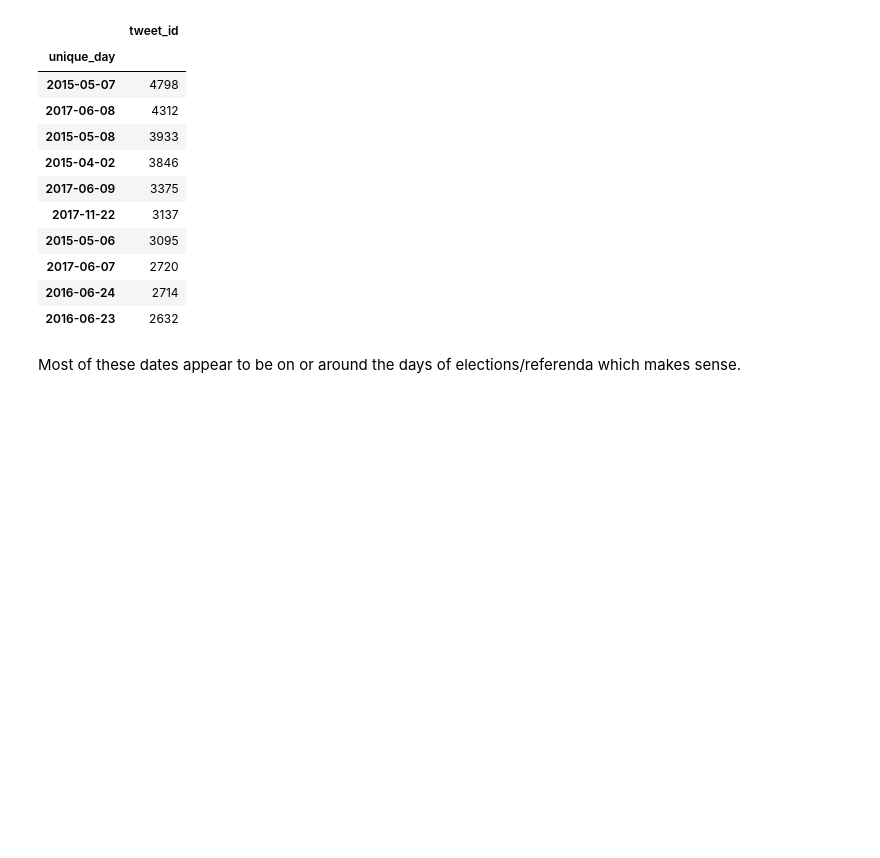
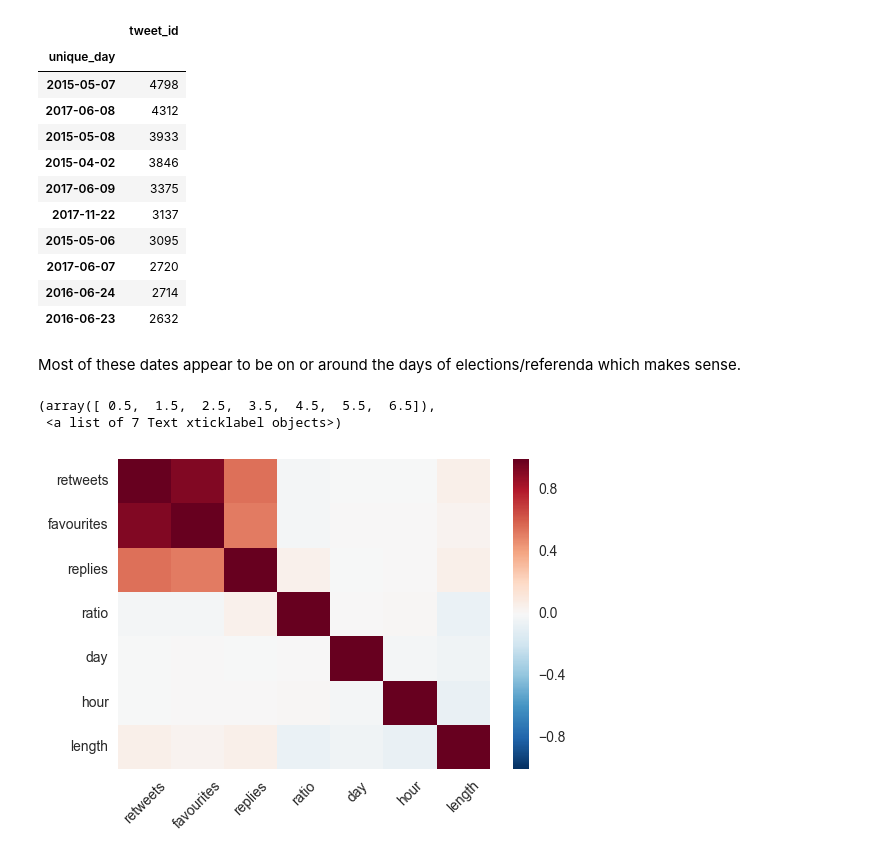
Before and after one commit to josephhalstead/Westminster-Tweet-Analysis, a Jupyter notebook: exploratory_data_analysis.ipynb, the cells around one changed output. Saved outputs shown, nothing was run; the diff lists cells and outputs as text; code cells hidden in the pictures; blank space fills up the shorter version.

```diff
--- a/exploratory_data_analysis.ipynb
+++ b/exploratory_data_analysis.ipynb
@@ -324,3 +406,12 @@ grouped.sort_values('tweet_id', ascending=False).head(10)
 | 2016-06-23 | 2632 |
 # %% [markdown]
 Most of these dates appear to be on or around the days of elections/referenda which makes sense.
+# %%
+df['length'] = df.apply(lambda x: len(str(x['text'])), axis=1)
+# %%
+sns.heatmap(df.drop('tweet_id', axis=1).corr())
+plt.xticks(rotation=45)
+# %% [output]
+(array([ 0.5,  1.5,  2.5,  3.5,  4.5,  5.5,  6.5]),
+ <a list of 7 Text xticklabel objects>)
+[figure, added]
```
Also changed, not shown: parts of 7 cells of this notebook.
